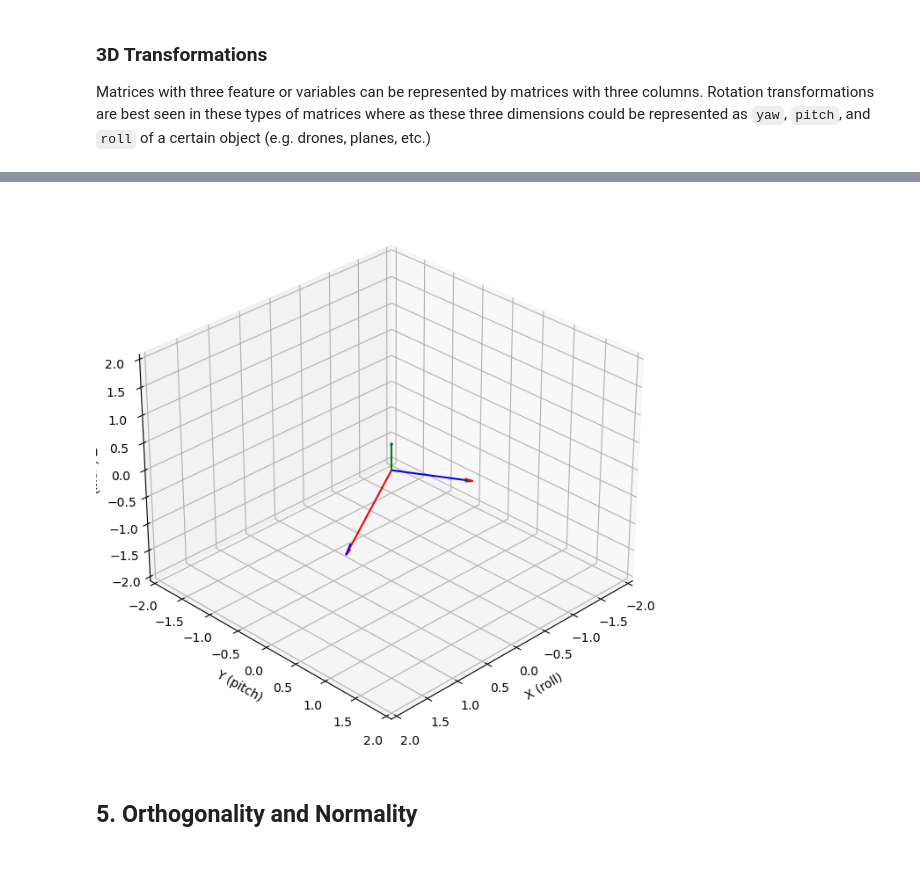
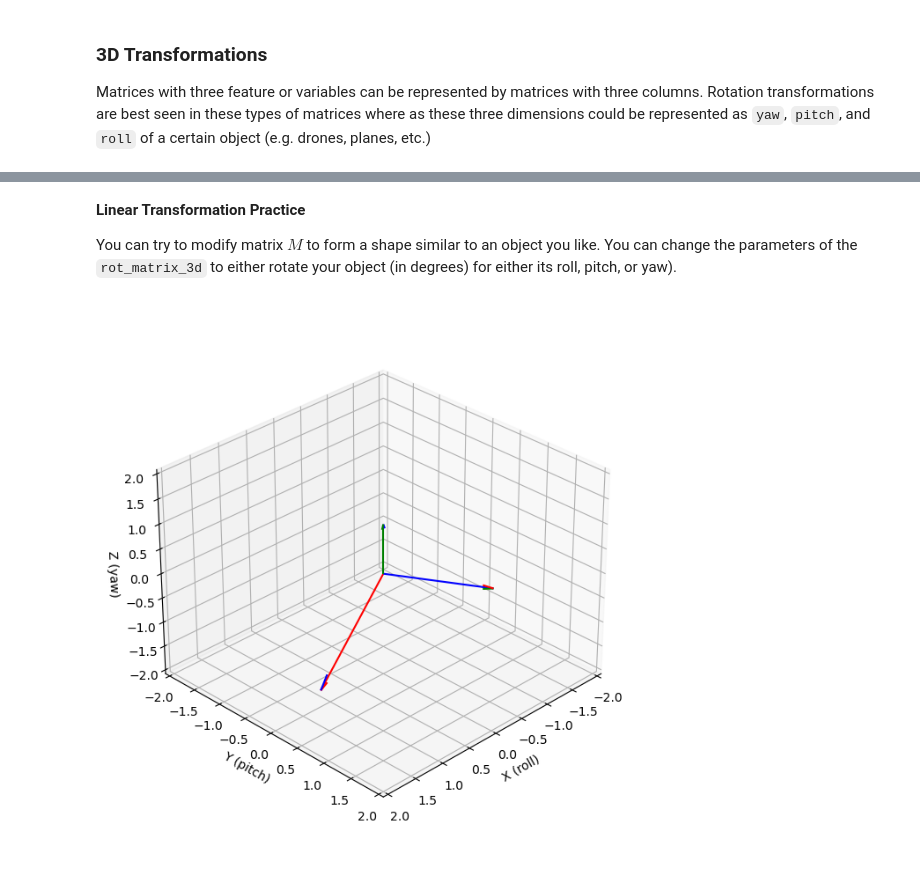
Before and after one commit to dyjdlopez/dsp-fundamentals, a Jupyter notebook: lecture_notes/dsp_lecture_01.ipynb, the cells around one changed output, grey strips where cells are left out. Drawn from its saved outputs; the diff is of its cells as text; code cells hidden in the pictures.

Commit message:
edited scope and linear transformations

```diff
--- a/lecture_notes/dsp_lecture_01.ipynb
+++ b/lecture_notes/dsp_lecture_01.ipynb
@@ -673,6 +692,7 @@ $$B_{\text{rotated}} = F_{\text{rotation}}(\theta) \cdot B$$
 
 Matrices with three feature or variables can be represented by matrices with three columns. Rotation transformations are best seen in these types of matrices where as these three dimensions could be represented as `yaw`, `pitch`, and `roll` of a certain object (e.g. drones, planes, etc.)
 # %%
+## helper function for plotting a three-dimensional vector
 def plot_3d_quiv(x, azimuth=0, elevation=0):
     fig = plt.figure(figsize=(8,8))
     ax1 = fig.add_subplot(projection='3d')
@@ -688,6 +708,7 @@ def plot_3d_quiv(x, azimuth=0, elevation=0):
                arrow_length_ratio=0.1, colors=['red','blue','green'])
     plt.grid()
     ax1.view_init(azim=azimuth, elev=elevation)
+    ax1.set_box_aspect(aspect=None, zoom=0.9)
     plt.show()
 # %%
 X = np.eye(3)
@@ -706,4 +744,5 @@ $$R_{\text{roll}}(\theta_{\text{roll}})= \begin{pmatrix} 1 & 0 & 0 \\ 0& \cos{\t
 # %%
+## helper function to apply the rotation matrix for every axis of the object
 def rot_matrix_3d(roll, pitch, yaw):
     alpha = [np.deg2rad(roll), np.deg2rad(pitch), np.deg2rad(yaw)]
     roll = np.array([
@@ -721,18 +760,24 @@ def rot_matrix_3d(roll, pitch, yaw):
         [np.sin(alpha[2]), np.cos(alpha[2]), 0],
         [0,0,1]
     ])
-    res = roll @ pitch @ yaw
-    return roll, pitch, yaw, res
+    return roll, pitch, yaw
+# %% [markdown]
+**Linear Transformation Practice**
+
+You can try to modify matrix $M$ to form a shape similar to an object you like. You can change the parameters of the `rot_matrix_3d` to either rotate your object (in degrees) for either its roll, pitch, or yaw).
 # %%
-r_x, r_y, r_z, r_mat = rot_matrix_3d(roll=0,pitch=0,yaw=30)
+## Let's say for example M is an airplane.
 M = np.array([
-    [2,0,0],
-    [0,1,0],
-    [0,0,0.5]
+    [3,0,0], ## red (body of a plane)
+    [0,1.5,0], ## green (rudder of a plane)
+    [0,0,1] ## blue (wing of a plane)
 ])
-# scale = 1.5*np.eye(3)
-plot_3d_quiv(r_mat@M, 45,30)
+
+r_x, r_y, r_z = rot_matrix_3d(roll=0,pitch=0,yaw=30)
+rotation_matrix = r_x @ r_y @ r_z
+airplane_simul = rotation_matrix@M
+plot_3d_quiv(airplane_simul,
+             azimuth=45,elevation=30
+            )
 # %% [output]
-[figure, old version]
+[figure, new version]
-# %% [markdown]
-## 5. Orthogonality and Normality
```
Also changed, not shown: parts of 27 cells of this notebook, 2 other files.
